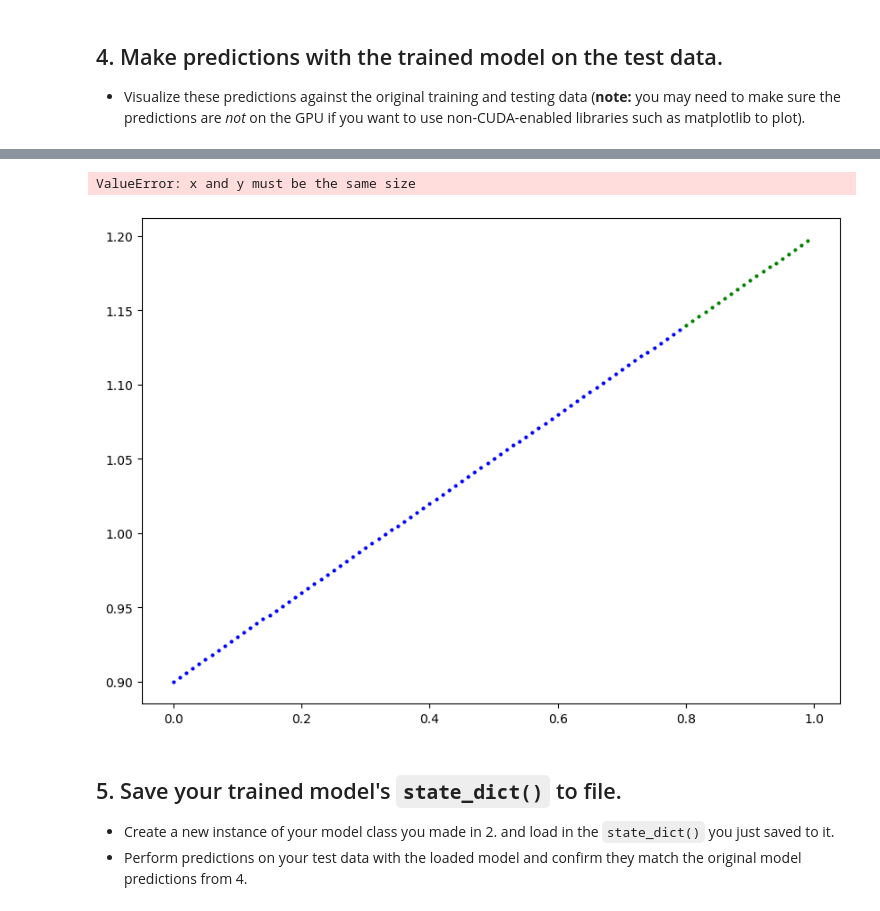
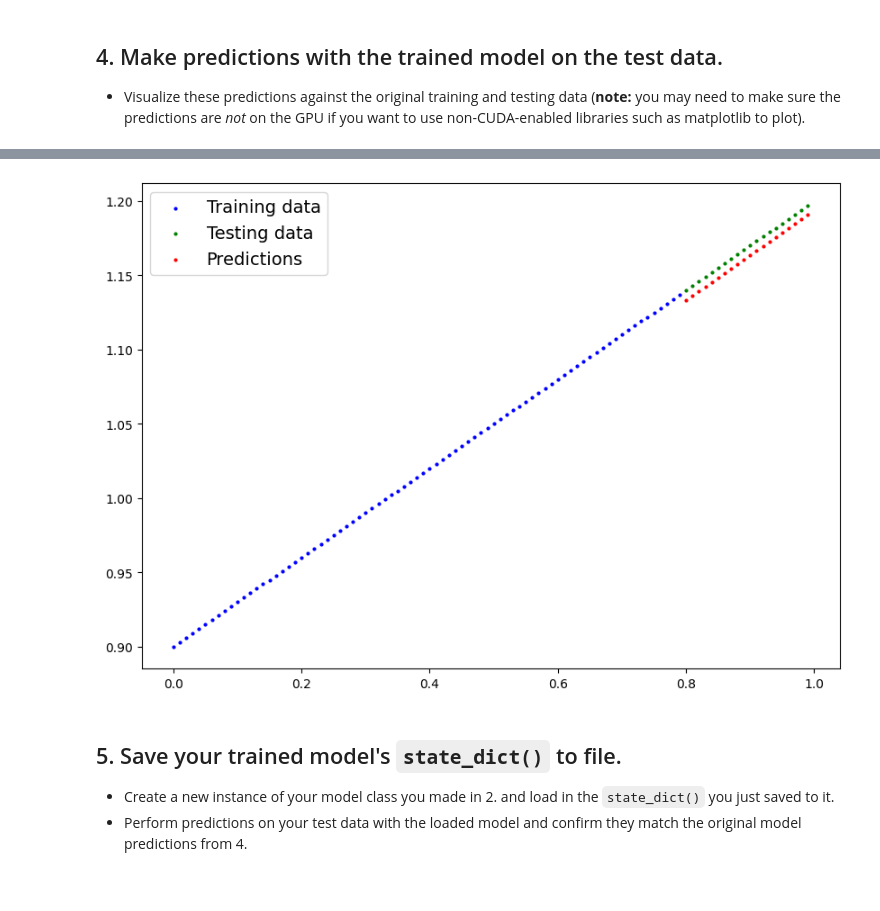
Before and after one commit to Conundrum9000/Data-Cleansing-with-SQL, a Jupyter notebook: extras/exercises/01_pytorch_workflow_exercises.ipynb, the cells around one changed output, grey strips where cells are left out. Drawn from its saved outputs; the diff is of its cells as text; code cells hidden in the pictures.

```diff
--- a/extras/exercises/01_pytorch_workflow_exercises.ipynb
+++ b/extras/exercises/01_pytorch_workflow_exercises.ipynb
@@ -278,9 +308,8 @@ OrderedDict([('linear_layer.weight', tensor([[0.3852]], device='cuda:0')),
 # %%
 # Plot the predictions (these may need to be on a specific device)
-plot_predictions(predictions=y_preds.cpu)
+plot_predictions(predictions=y_preds.cpu())
 # %% [output]
-ValueError: x and y must be the same size
-[figure, old version]
+[figure, new version]
 # %% [markdown]
 ## 5. Save your trained model's `state_dict()` to file.
   * Create a new instance of your model class you made in 2. and load in the `state_dict()` you just saved to it.
```
Also changed, not shown: parts of 6 cells of this notebook.
